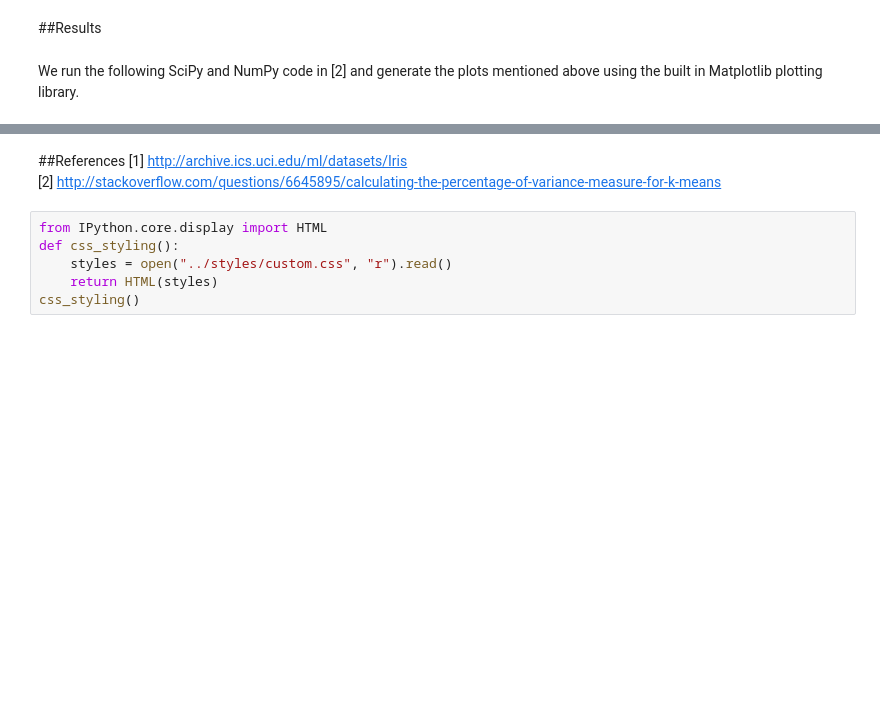
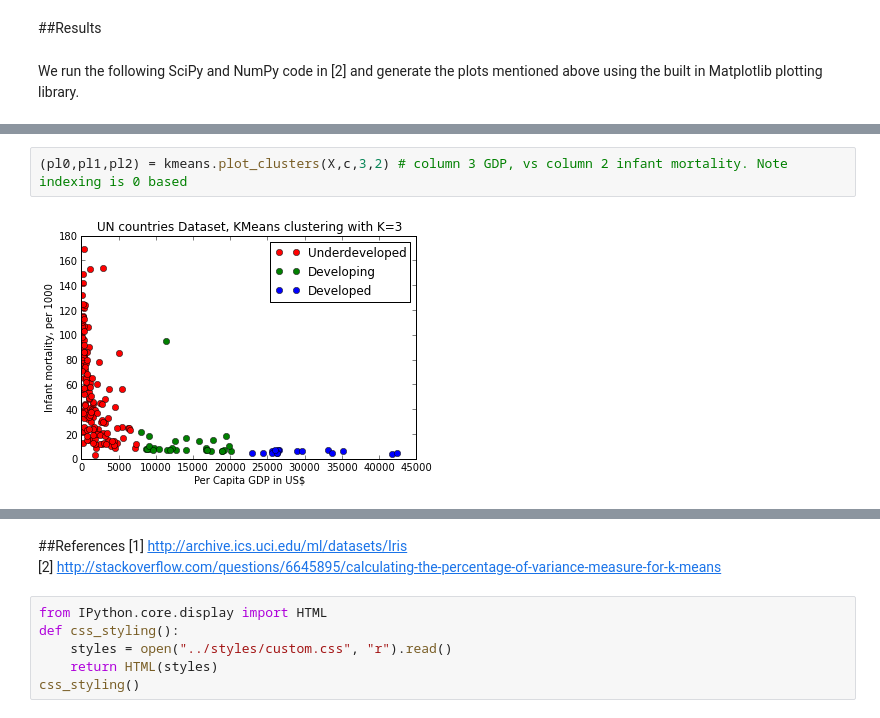
Before and after one commit to nborwankar/opendatasci, a Jupyter notebook: notebooks/D3. K-Means Clustering Analysis.ipynb, the cells around one changed output, grey strips where cells are left out. Cells and saved outputs as stored; diff of their text form; blank space fills up the shorter version.

```diff
--- a/notebooks/D3. K-Means Clustering Analysis.ipynb
+++ b/notebooks/D3. K-Means Clustering Analysis.ipynb
@@ -79,0 +49,4 @@ plt.show()
+# %%
+(pl0,pl1,pl2) = kmeans.plot_clusters(X,c,3,2) # column 3 GDP, vs column 2 infant mortality. Note indexing is 0 based
+# %% [output]
+[figure, added]
```
Also changed, not shown: parts of 14 cells of this notebook, 12 other files.
